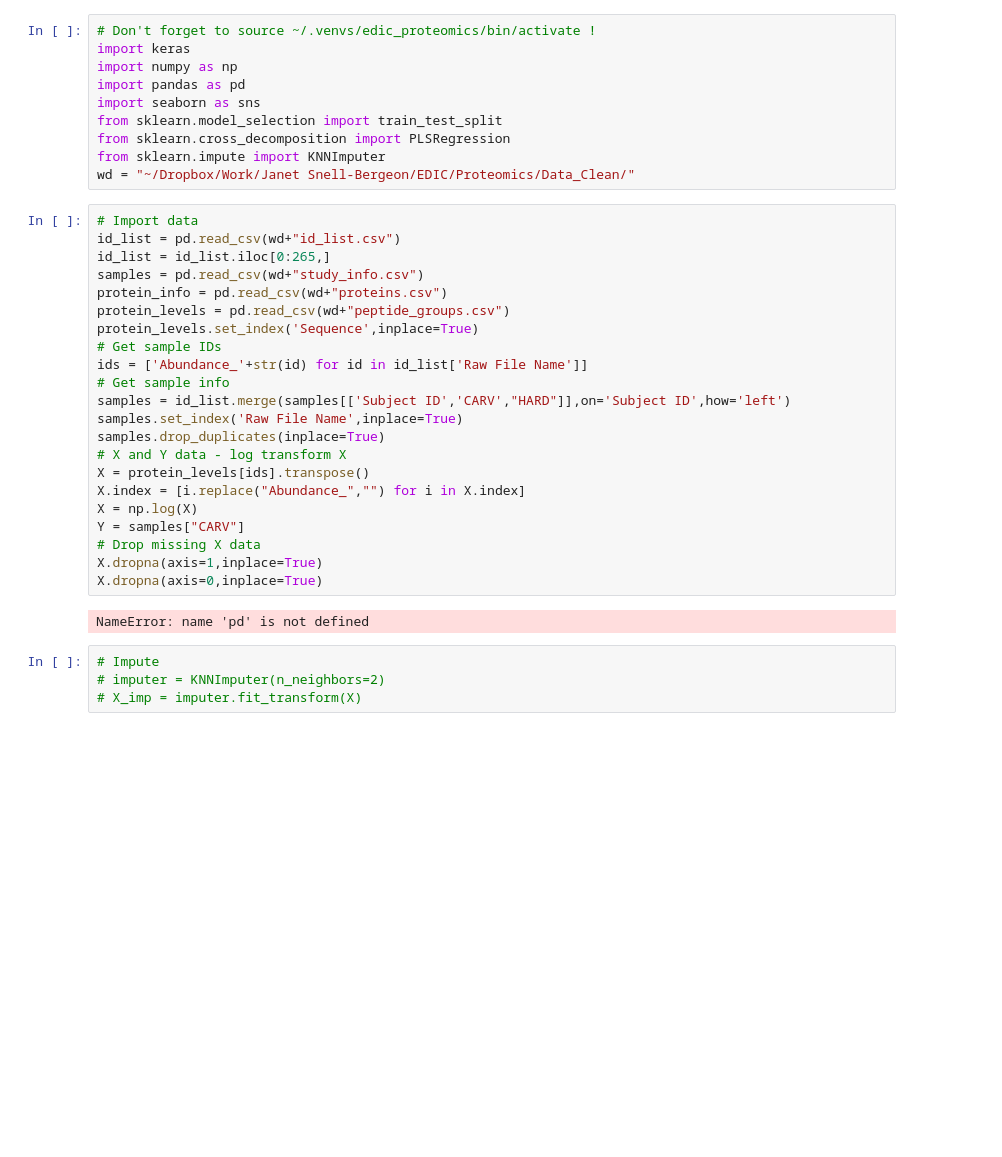
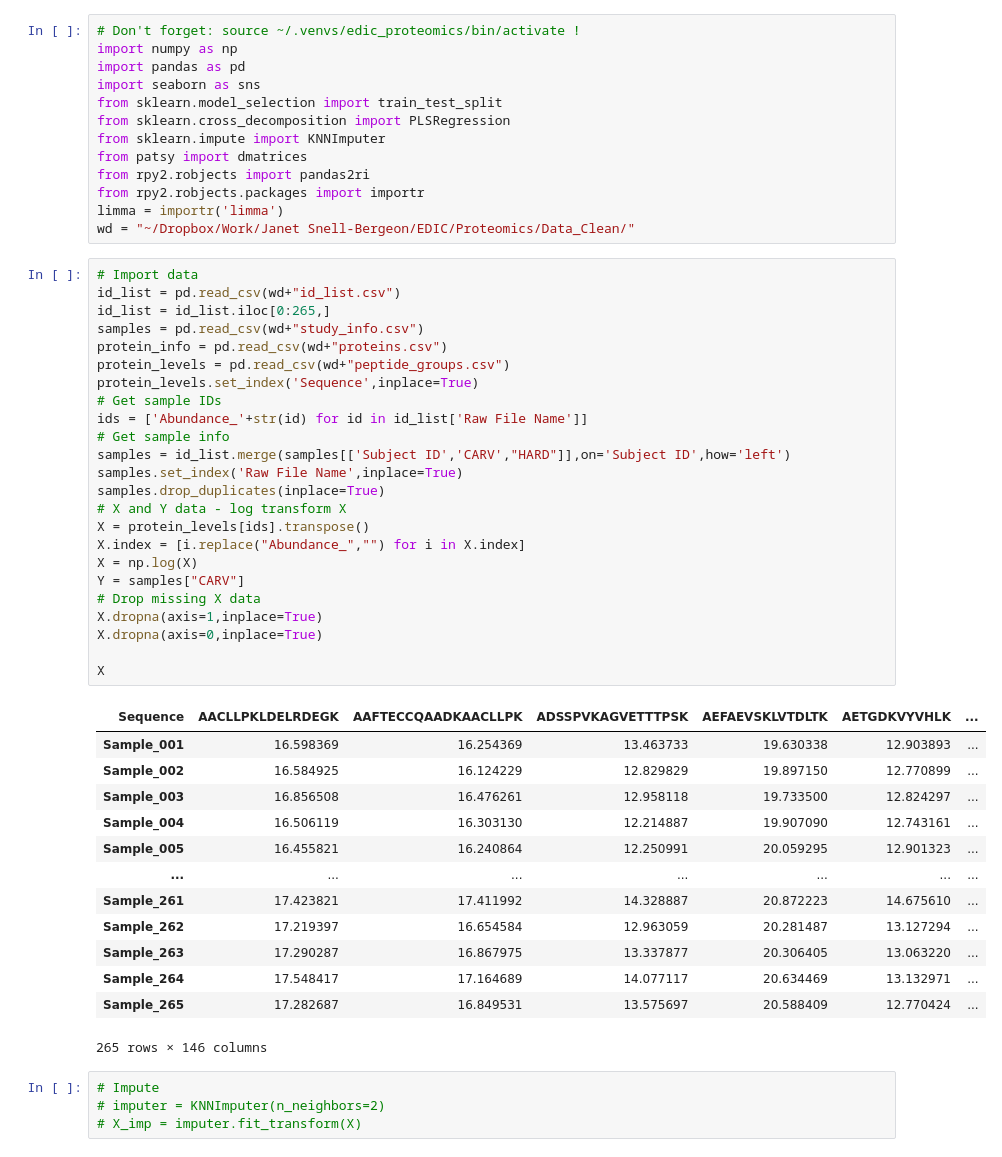
Before and after one commit to childhealthbiostatscore/BDC-Code, a Jupyter notebook: Janet Snell-Bergeon/DCCT and EDIC/glycated_proteomics.ipynb, the cells around one changed output. Drawn from its saved outputs; the diff is of its cells as text; blank space fills up the shorter version.

```diff
--- a/Janet Snell-Bergeon/DCCT and EDIC/glycated_proteomics.ipynb
+++ b/Janet Snell-Bergeon/DCCT and EDIC/glycated_proteomics.ipynb
@@ -1,37 +1,54 @@
 # %%
-# Don't forget to source ~/.venvs/edic_proteomics/bin/activate !
-import keras
+# Don't forget: source ~/.venvs/edic_proteomics/bin/activate !
 import numpy as np
 import pandas as pd
 import seaborn as sns
 from sklearn.model_selection import train_test_split
 from sklearn.cross_decomposition import PLSRegression
 from sklearn.impute import KNNImputer
+from patsy import dmatrices
+from rpy2.robjects import pandas2ri
+from rpy2.robjects.packages import importr
+limma = importr('limma')
 wd = "~/Dropbox/Work/Janet Snell-Bergeon/EDIC/Proteomics/Data_Clean/"
 # %%
 # Import data
 id_list = pd.read_csv(wd+"id_list.csv")
 id_list = id_list.iloc[0:265,]
 samples = pd.read_csv(wd+"study_info.csv")
 protein_info = pd.read_csv(wd+"proteins.csv")
 protein_levels = pd.read_csv(wd+"peptide_groups.csv")
 protein_levels.set_index('Sequence',inplace=True)
 # Get sample IDs
 ids = ['Abundance_'+str(id) for id in id_list['Raw File Name']]
 # Get sample info
 samples = id_list.merge(samples[['Subject ID','CARV',"HARD"]],on='Subject ID',how='left')
 samples.set_index('Raw File Name',inplace=True)
 samples.drop_duplicates(inplace=True)
 # X and Y data - log transform X
 X = protein_levels[ids].transpose()
 X.index = [i.replace("Abundance_","") for i in X.index]
 X = np.log(X)
 Y = samples["CARV"]
 # Drop missing X data
 X.dropna(axis=1,inplace=True)
 X.dropna(axis=0,inplace=True)
+
+X
 # %% [output]
+| Sequence | AACLLPKLDELRDEGK | AAFTECCQAADKAACLLPK | ADSSPVKAGVETTTPSK | AEFAEVSKLVTDLTK | AETGDKVYVHLK | ... |
+| Sample_001 | 16.598369 | 16.254369 | 13.463733 | 19.630338 | 12.903893 | ... |
+| Sample_002 | 16.584925 | 16.124229 | 12.829829 | 19.897150 | 12.770899 | ... |
+| Sample_003 | 16.856508 | 16.476261 | 12.958118 | 19.733500 | 12.824297 | ... |
+| Sample_004 | 16.506119 | 16.303130 | 12.214887 | 19.907090 | 12.743161 | ... |
+| Sample_005 | 16.455821 | 16.240864 | 12.250991 | 20.059295 | 12.901323 | ... |
+| ... | ... | ... | ... | ... | ... | ... |
+| Sample_261 | 17.423821 | 17.411992 | 14.328887 | 20.872223 | 14.675610 | ... |
+| Sample_262 | 17.219397 | 16.654584 | 12.963059 | 20.281487 | 13.127294 | ... |
+| Sample_263 | 17.290287 | 16.867975 | 13.337877 | 20.306405 | 13.063220 | ... |
+| Sample_264 | 17.548417 | 17.164689 | 14.077117 | 20.634469 | 13.132971 | ... |
+| Sample_265 | 17.282687 | 16.849531 | 13.575697 | 20.588409 | 12.770424 | ... |
-NameError: name 'pd' is not defined
+265 rows × 146 columns
 # %%
 # Impute
 # imputer = KNNImputer(n_neighbors=2)
```
Also changed, not shown: parts of 2 cells of this notebook, 1 other file.
